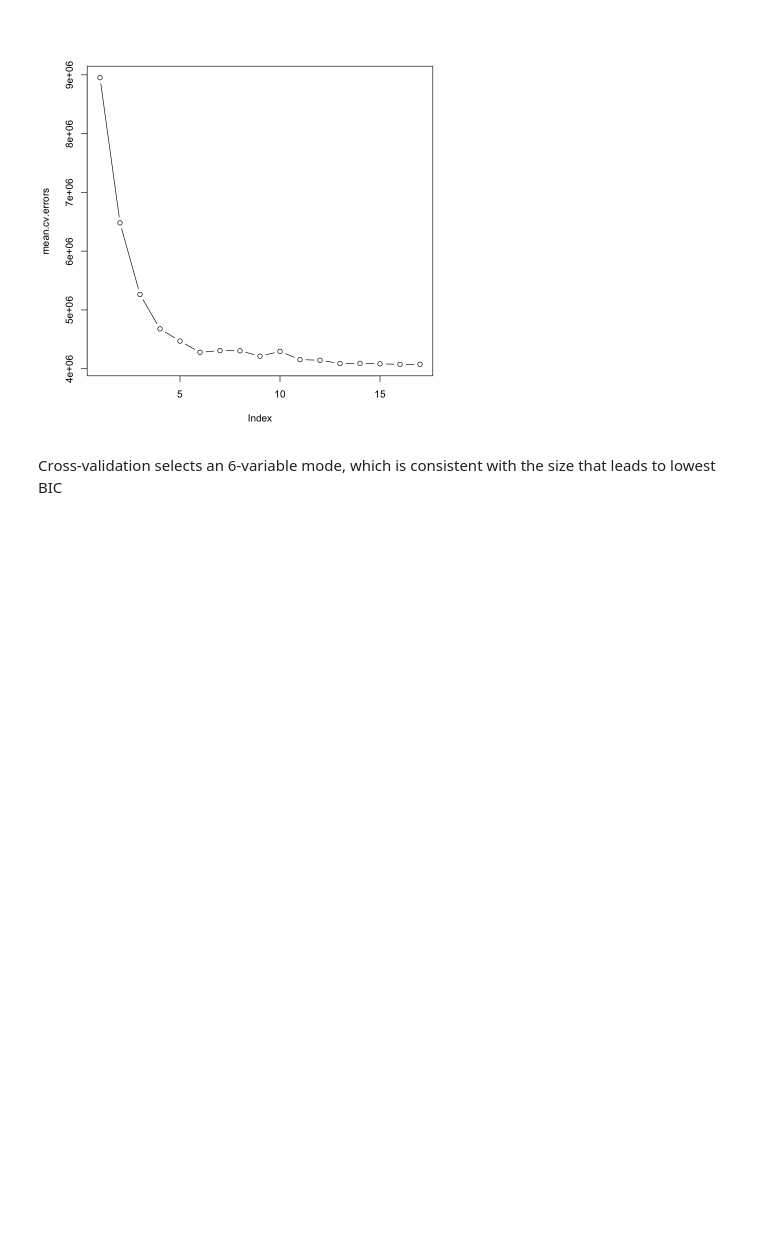
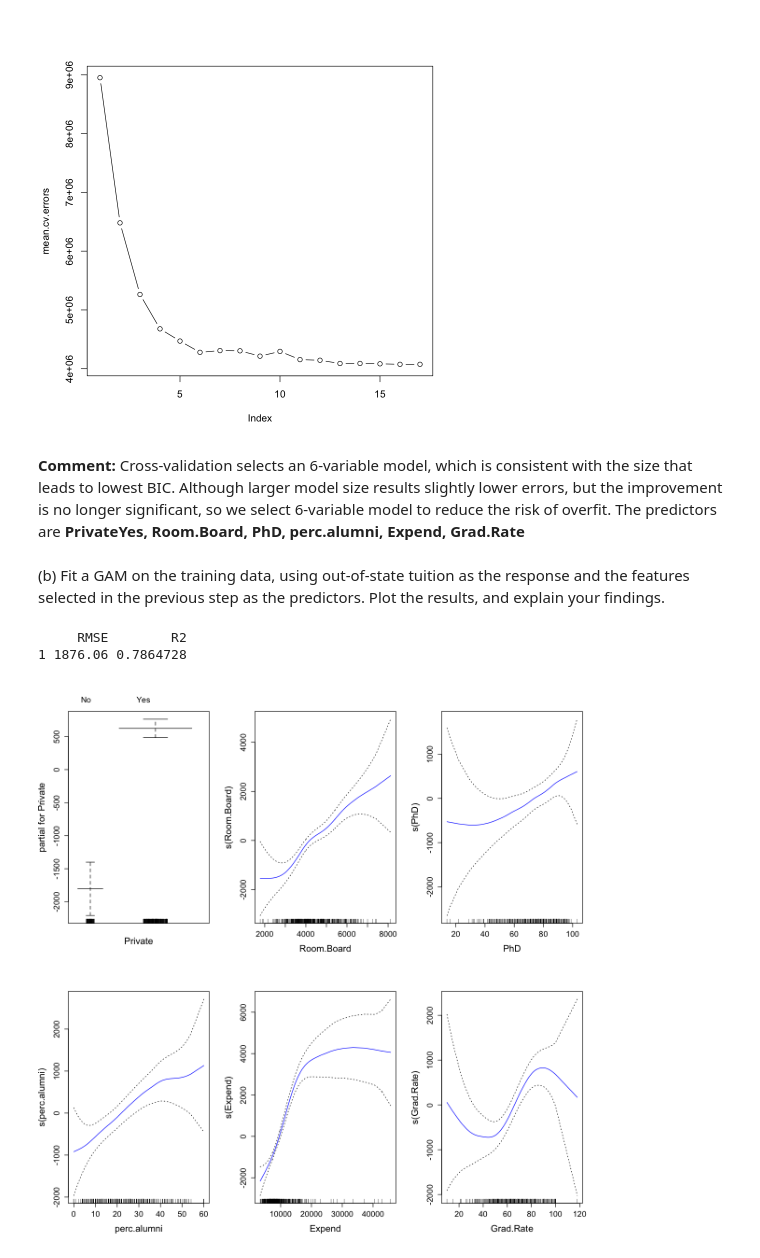
Before and after one commit to mw1296/DSAN5300, a Jupyter notebook: labs/lab-W07-non-linearity/lab7.ipynb, the cells around one changed output. Cells and saved outputs as stored; diff of their text form; code cells hidden in the pictures; blank space fills up the shorter version.

```diff
--- a/labs/lab-W07-non-linearity/lab7.ipynb
+++ b/labs/lab-W07-non-linearity/lab7.ipynb
@@ -847,4 +847,33 @@ plot(mean.cv.errors, type = 'b')
 4155205 4144059 4089216 4089766 4083477 4074634 4074807
 [figure]
 # %% [markdown]
-Cross-validation selects an 6-variable mode, which is consistent with the size that leads to lowest BIC
+**Comment:** Cross-validation selects an 6-variable model, which is consistent with the size that leads to lowest BIC. Although larger model size results slightly lower errors, but the improvement is no longer significant, so we select 6-variable model to reduce the risk of overfit. The predictors are **PrivateYes, Room.Board, PhD, perc.alumni, Expend, Grad.Rate**
+# %% [markdown]
+(b) Fit a GAM on the training data, using out-of-state tuition as the response and the features selected in the previous step as the predictors. Plot the results, and explain your findings.
+# %%
+# fit GAM model
+gam_model <- gam(Outstate ~ Private + s(Room.Board) + s(PhD) + s(perc.alumni) + s(Expend) + s(Grad.Rate),
+                 data = College[train,])
+
+# make predictions
+predictions <- gam_model %>% predict(College[test,])
+
+# model performance
+print(data.frame(
+  RMSE = RMSE(predictions, College[test,]$Outstate),
+  R2 = R2(predictions, College[test,]$Outstate)
+))
+# %% [output]
+     RMSE        R2
+1 1876.06 0.7864728
+# %%
+# plot the GAM model
+
+options(repr.plot.width = 10, repr.plot.height = 10)
+par(mfrow = c(2,3),
+    cex.axis = 1.3,
+    cex.lab  = 1.5,
+    cex.main = 1.5)
+plot(gam_model, se = TRUE, col = "blue")
+# %% [output]
+[figure, added]
```
Also changed, not shown: parts of 3 cells of this notebook.
